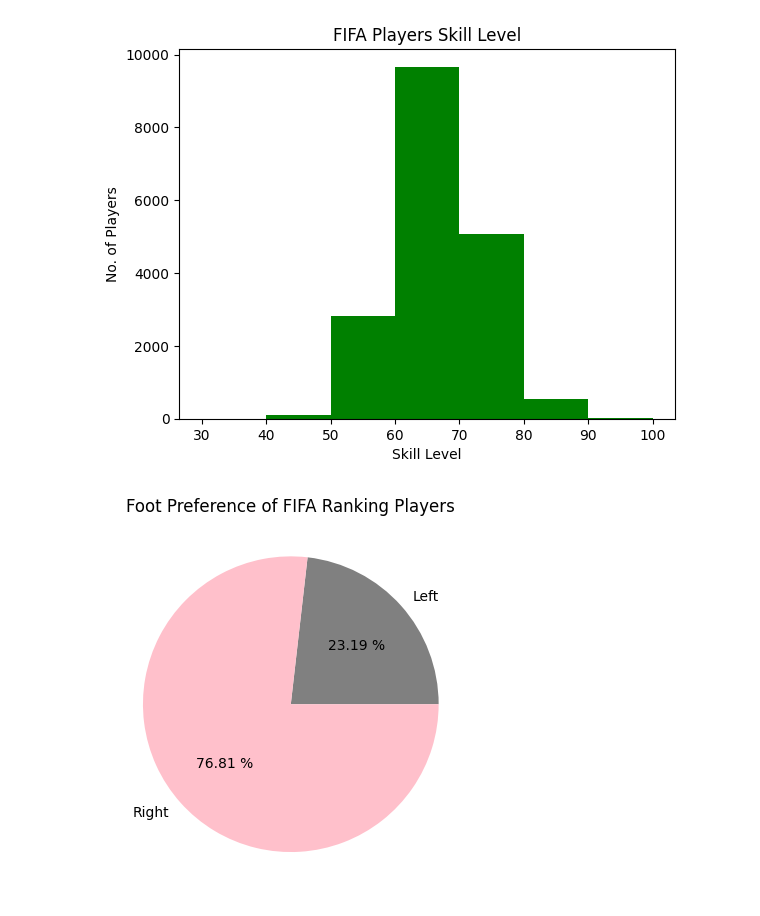
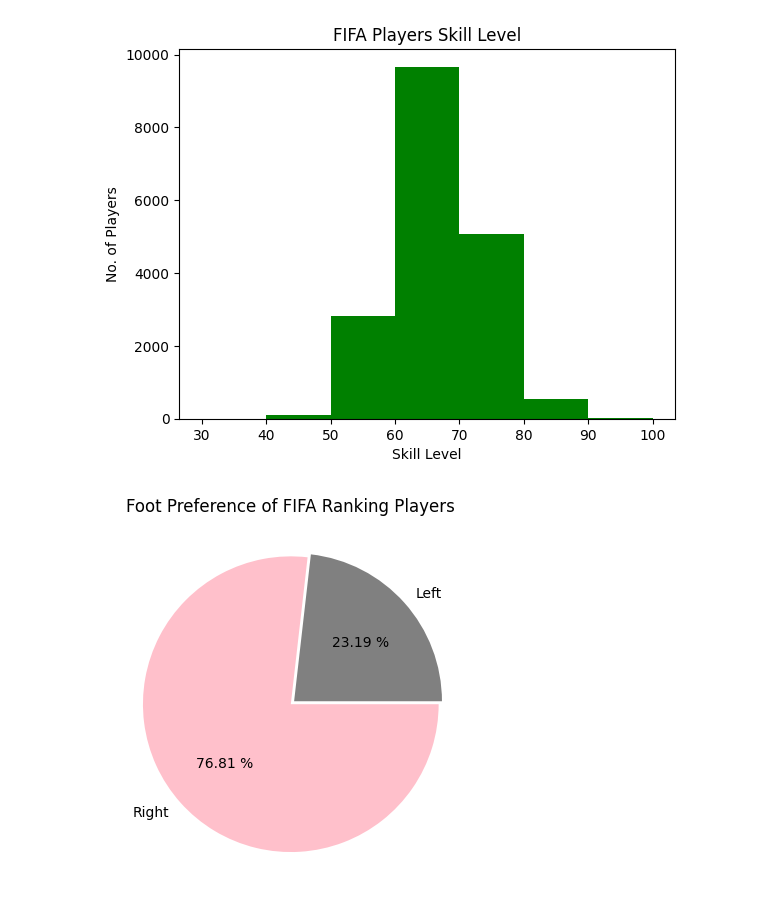
Before and after one commit to Udhay2898/HandsOnPractice_Pandas, a Jupyter notebook: Matplotlib.ipynb, the cells around one changed output. Cells and saved outputs as stored; diff of their text form; code cells hidden in the pictures.

```diff
--- a/Matplotlib.ipynb
+++ b/Matplotlib.ipynb
@@ -98,13 +98,14 @@ plt.show()
 # %%
 left = fifa.loc[fifa['Preferred Foot'] == 'Left'].count()[0]
 right = fifa.loc[fifa['Preferred Foot'] == 'Right'].count()[0]
 
 plt.title('Foot Preference of FIFA Ranking Players')
 
 labels = ['Left','Right']
 colors = ['gray','pink']
+explode = [.03,0]
 
-plt.pie([left, right],labels=labels,colors=colors,autopct='%.2f %%')
+plt.pie([left, right],labels=labels,colors=colors,explode=explode,autopct='%.2f %%')
 plt.show()
 # %% [output]
-[figure, old version]
+[figure, new version]
```
Also changed, not shown: parts of 3 cells of this notebook.
